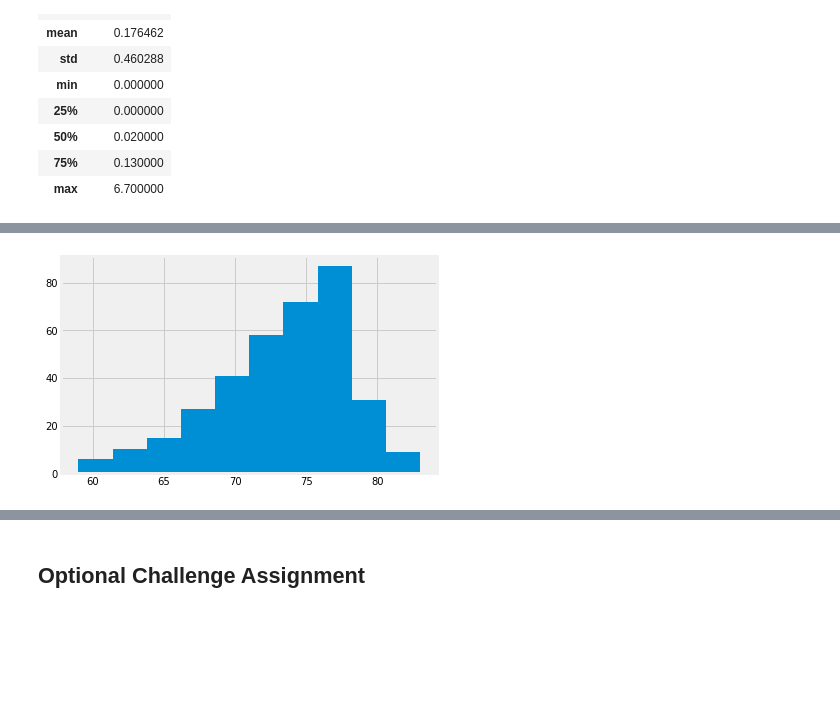
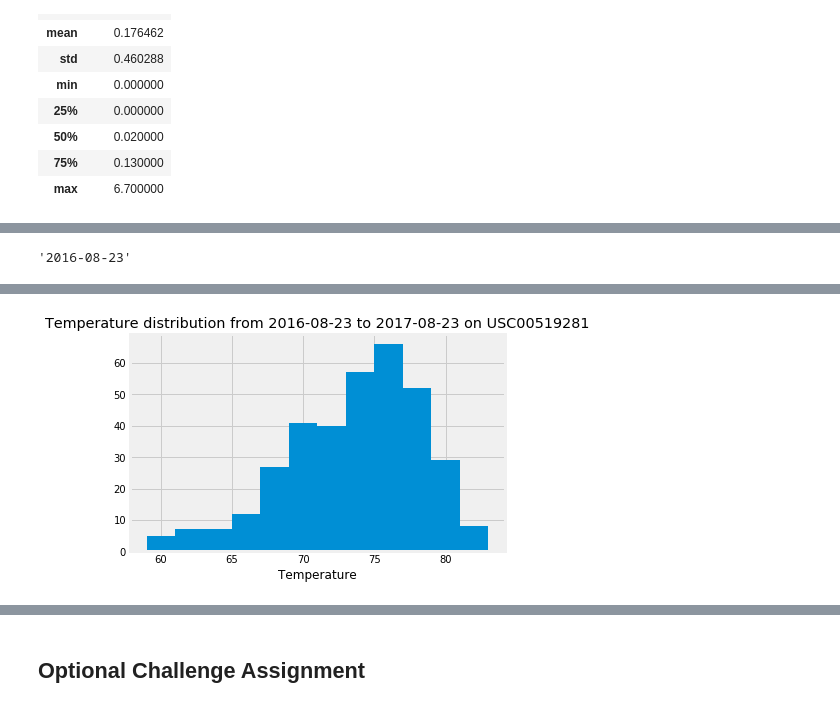
Before and after one commit to hvannia/Alchemy, a Jupyter notebook: climate_starter.ipynb, the cells around one changed output, grey strips where cells are left out. Cells and saved outputs as stored; diff of their text form; code cells hidden in the pictures; blank space fills up the shorter version.

```diff
--- a/climate_starter.ipynb
+++ b/climate_starter.ipynb
@@ -58,20 +92,13 @@ selectDates = session.query(Measurement.date, Measurement.prcp).filter(Measureme
 # %%
 # Save the query results as a Pandas DataFrame and set the index to the date column
 df = pd.DataFrame(selectDates[:], columns=['date', 'precipitation'])
-
-# (OTHER OPTION For direct query to DF )
-'''
-query= " SELECT * FROM Measurement WHERE date > '+ firstDateStr +' "
-df= pd.read_sql(query, engine.connect())
-'''
 
 sdf=df.sort_values(by=['date'])
 sdf.dropna(inplace=True)
 allDates=pd.Series(sdf.date)
 allVals=pd.Series(sdf.precipitation)
 
-
-fig, ax = plt.subplots(figsize=(28, 12))
+fig, ax = plt.subplots(figsize=(28, 8))
 ax.plot(allDates,allVals,'b-o')
 ax.set_xlabel("Dates")
 ax.set_ylabel("Precipitation")
@@ -144,23 +191,35 @@ Max temp: 85.0, Min Temp:54.0, Avergae Temp:71.66378066378067
+# %%
+ firstDateStr #:  one year from last date of data
+    #selectDatesxQ=session.query(Measurement.station, Measurement.date, Measurement.tobs)
+# %% [output]
+'2016-08-23'
 # %%
 # Choose the station with the highest number of temperature observations.
 # Query the last 12 months of temperature observation data for this station and plot the results as a histogram
+'''
+ Design a query to retrieve the last 12 months of temperature observation data (tobs).
+  * Filter by the station with the highest number of observations.
+  * Plot the results as a histogram with `bins=12`.
+'''
 
-# get the last date of data
-active12Q=session.query(Measurement.station, Measurement.date).filter(Measurement.station==mostActive).\
-    order_by(desc(Measurement.station)).all()
-#calculate one year back
-lastDate = dt.datetime.strptime(active12Q[len(active12Q)-1].date, "%Y-%m-%d").date()  #make as date
-firstDate= lastDate - timedelta(days=365) # subtract 1 yr
-firstDateStr=firstDate.strftime('%Y-%m-%d')  #make aks string
-#query data for most active station in such date range
-lastYearActiveStation=session.query(Measurement.tobs).filter(Measurement.station==mostActive).\
-filter(Measurement.date >firstDateStr)
+#using most active station and one year back date from above
+
+
+highestTemps = session.query(Measurement.station, Measurement.date, Measurement.tobs).\
+filter(Measurement.date > firstDateStr).\
+filter(Measurement.station==mostActive)
+
 
 temps=[]
-for l in lastYearActiveStation:
+for l in highestTemps:
     temps.append(l.tobs)
 
 #plot histogram
 #pyplot.hist(x, bins=None, range=None, density=None, weights=None, cumulative=False, bottom=None, histtype='bar', align='mid', orientation='vertical', rwidth=None, log=False, color=None, label=None, stacked=False, normed=None, *, data=None, **kwargs)[source]¶
-plt.hist(temps)
+plt.hist(temps, bins=12)
+plt.xlabel("Temperature")
+plt.title("Temperature distribution from "+firstDateStr +" to "+lastDate.strftime('%Y-%m-%d') +" on "+mostActive)
+fig.tight_layout()
+plt.savefig("tempHist.png")
+plt.show()
 # %% [output]
@@ -170 +230 @@ plt.hist(temps)
-[figure, old version]
+[figure, new version]
```
Also changed, not shown: parts of 24 cells of this notebook.
